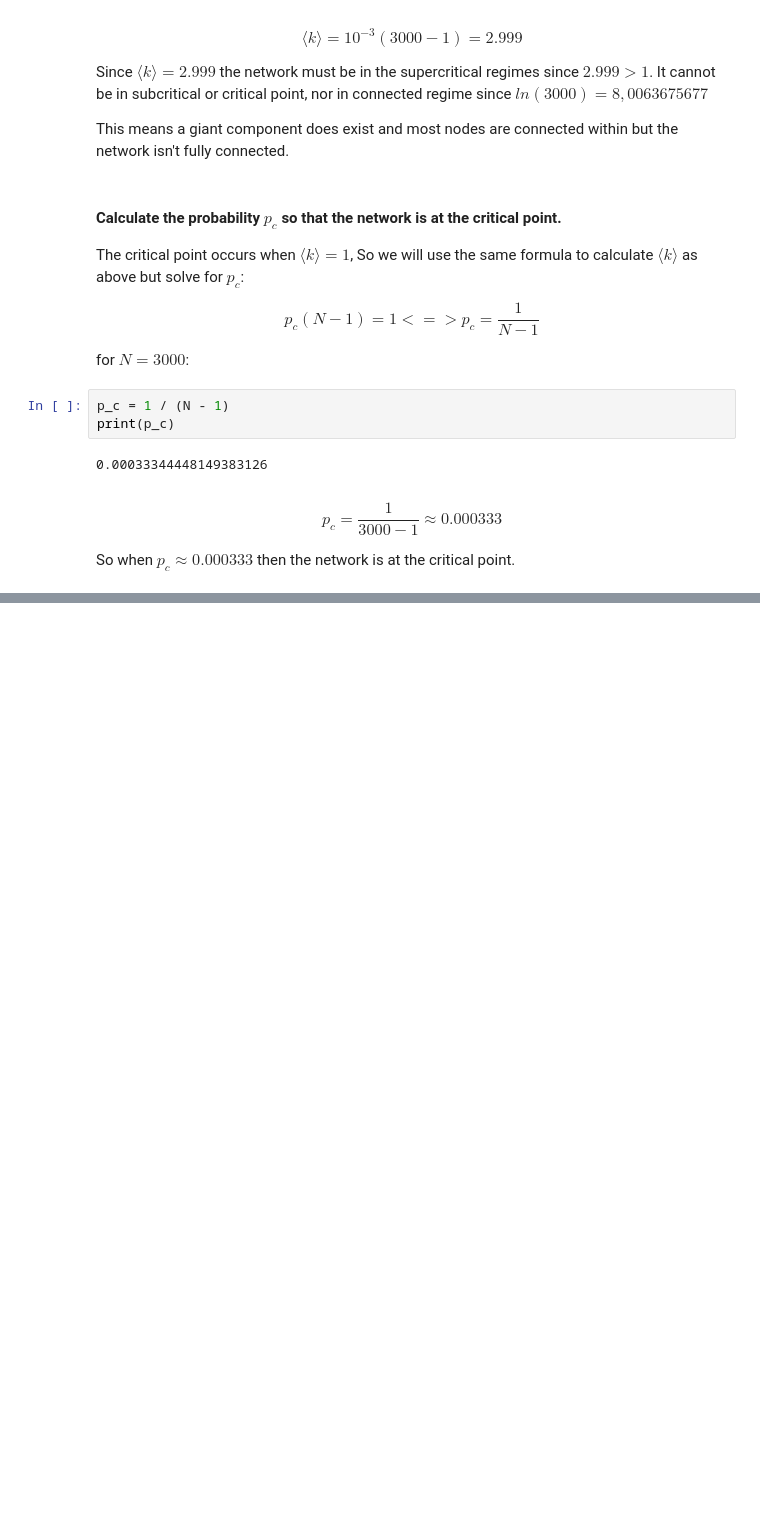
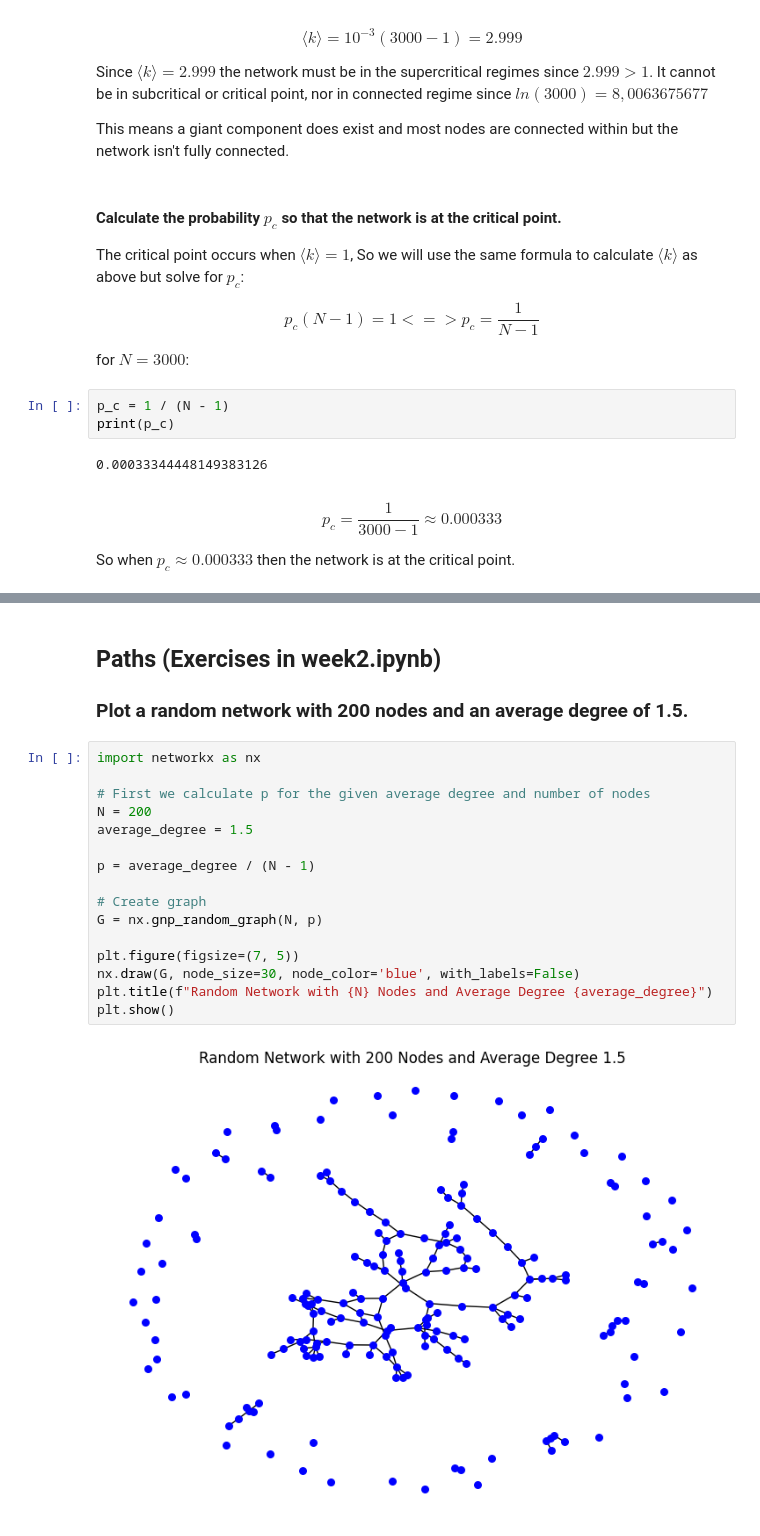
Before and after one commit to Ayafahim/social_graphs, a Jupyter notebook: Aya/week2/part4.ipynb, the cells around one changed output, grey strips where cells are left out. Drawn from its saved outputs; the diff is of its cells as text; blank space fills up the shorter version.

```diff
--- a/Aya/week2/part4.ipynb
+++ b/Aya/week2/part4.ipynb
@@ -94,0 +194,22 @@ We want to find the
+# %% [markdown]
+## Paths (Exercises in week2.ipynb)
+
+### Plot a random network with 200 nodes and an average degree of 1.5.
+# %%
+import networkx as nx
+
+# First we calculate p for the given average degree and number of nodes
+N = 200
+average_degree = 1.5
+
+p = average_degree / (N - 1)
+
+# Create graph
+G = nx.gnp_random_graph(N, p)
+
+plt.figure(figsize=(7, 5))
+nx.draw(G, node_size=30, node_color='blue', with_labels=False)
+plt.title(f"Random Network with {N} Nodes and Average Degree {average_degree}")
+plt.show()
+# %% [output]
+[figure, added]
```
Also changed, not shown: parts of 16 cells of this notebook.
